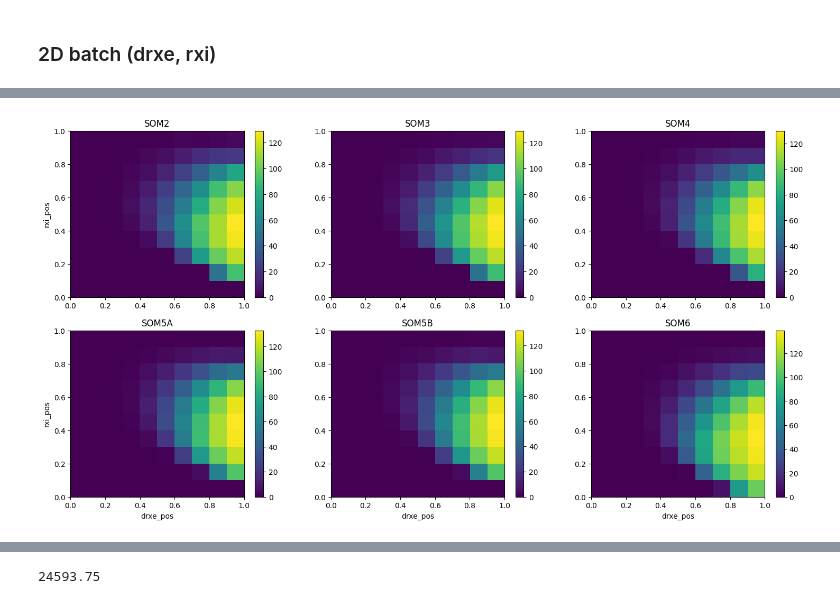
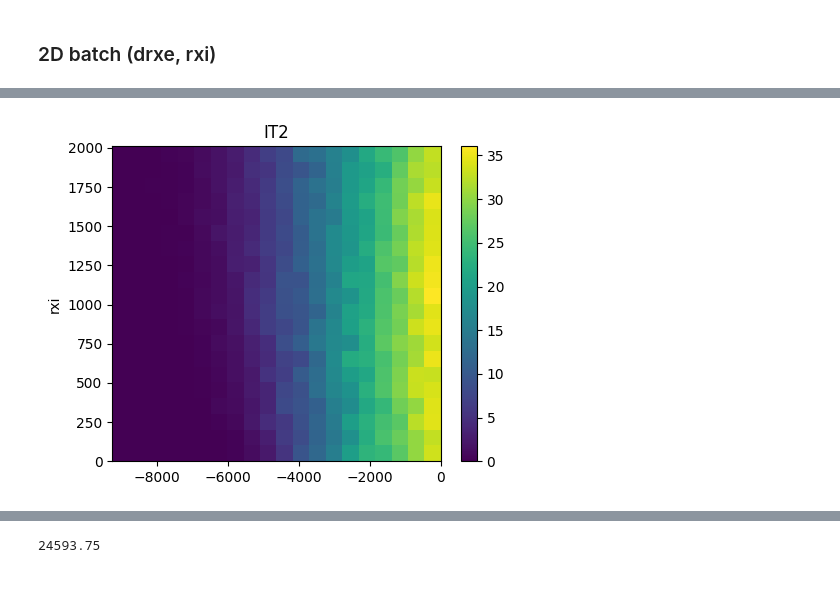
Before and after one commit to niknovikov19/A1-OUinp, a Jupyter notebook: exp_configs/batch_rxbkg_unconn_state1_mech1/proc_batch.ipynb, the cells around one changed output, grey strips where cells are left out. Saved outputs shown, nothing was run; the diff lists cells and outputs as text; code cells hidden in the pictures.

```diff
--- a/exp_configs/batch_rxbkg_unconn_state1_mech1/proc_batch.ipynb
+++ b/exp_configs/batch_rxbkg_unconn_state1_mech1/proc_batch.ipynb
@@ -103,17 +104,32 @@ Text(0.5, 1.0, 'CV, IT2')
 # %% [markdown]
 ### 2D batch (drxe, rxi)
 # %%
-exp_name = 'batch_rxbkg_unconn_state1_mech1/pops_wmult_var_drxe_rxi'
+exp_name = 'batch_rxbkg_unconn_state1_mech1/pops_inpsur_newsec_var_drxe_rxi'
 
-exp_name_sub = 'exp_som_t_3.0_5.0_wx_0.5_1_sz_10_10_wmult_0.25_ee_0.5_subcon_1'
-pops_used = ['SOM2', 'SOM3', 'SOM4', 'SOM5A', 'SOM5B', 'SOM6']
+#exp_name_sub = '2d_20x20_psp_0.5_xsec_soma_soma/exp_pv_sz_20_20_t_7.0_12.0_wx_psp_0.5_wmult_0.25_ee_0.5_lsec_0_xsec_soma_soma'
+exp_name_sub = '2d_20x20_psp_0.5_xsec_soma_soma/exp_it2_sz_20_20_t_7.0_12.0_wx_psp_0.5_wmult_0.25_ee_0.5_lsec_0_xsec_soma_soma'
+pops_used = ['IT2']
+exp_label = 'it2'
 
-#exp_name_sub = 'exp_pv_t_3.0_5.0_wx_0.5_1_sz_10_10_wmult_0.25_ee_0.5_subcon_1'
+#exp_name_sub = '2d_20x20_psp_0.5_xsec_soma_soma/exp_pv_sz_20_20_t_7.0_12.0_wx_psp_0.5_wmult_0.25_ee_0.5_lsec_0_xsec_soma_soma'
 #pops_used = ['PV2', 'PV3', 'PV4', 'PV5A', 'PV5B', 'PV6']
+#exp_label = 'pv'
 
-#exp_name_sub = 'exp_ngf_t_3.0_5.0_wx_0.5_1_sz_5_5_wmult_0.25_ee_0.5_subcon_1'
+#exp_name_sub = '2d_5x5_psp_0.5_xsec_soma_soma/exp_som_sz_5_5_t_3.0_5.0_wx_psp_0.5_wmult_0.25_ee_0.5_lsec_0_xsec_soma_soma'
+#exp_name_sub = '2d_20x20_psp_0.5_xsec_soma_soma/exp_som_sz_20_20_t_7.0_12.0_wx_psp_0.5_wmult_0.25_ee_0.5_lsec_0_xsec_soma_soma'
+#pops_used = ['SOM2', 'SOM3', 'SOM4', 'SOM5A', 'SOM5B', 'SOM6']
+#exp_label = 'som'
+
+#exp_name_sub = '2d_5x5_psp_0.5_xsec_soma_soma/exp_vip_sz_5_5_t_3.0_5.0_wx_psp_0.5_wmult_0.25_ee_0.5_lsec_0_xsec_soma_soma'
+#exp_name_sub = '2d_20x20_psp_0.5_xsec_soma_soma/exp_vip_sz_20_20_t_7.0_12.0_wx_psp_0.5_wmult_0.25_ee_0.5_lsec_0_xsec_soma_soma'
+#pops_used = ['VIP2', 'VIP3', 'VIP4', 'VIP5A', 'VIP5B', 'VIP6']
+#exp_label = 'vip'
+
+#exp_name_sub = '2d_5x5_psp_0.5_xsec_soma_soma/exp_ngf_sz_5_5_t_3.0_5.0_wx_psp_0.5_wmult_0.25_ee_0.5_lsec_0_xsec_soma_soma'
 #pops_used = ['NGF1', 'NGF2', 'NGF3', 'NGF4', 'NGF5A', 'NGF5B', 'NGF6']
+#exp_label = 'ngf'
 
+dirpath_cfg = dirpath_repo_root / 'exp_configs' / exp_name
 dirpath_res = dirpath_repo_root / 'exp_results' / exp_name
 dirpath_data = dirpath_res / exp_name_sub / 'results'
 fname_data_templ = 'result_{job:05d}_*.json'
@@ -121,7 +137,7 @@ fname_data_templ = 'result_{job:05d}_*.json'
 # Extract (param_grid -> job_id) xarray from cfg folder
 job_idx_xr = batch_utils.extract_batch_params_to_xr(
     dirpath_res / exp_name_sub / 'cfg',
-    cfg_param_fields={'drxe_pos': 'drxe_pos', 'rxi_pos': 'rxi_pos'},
+    cfg_param_fields={'drxe_pos': 'drxe_num', 'rxi_pos': 'rxi_num'},
     fname_cfg_templ='cfg_*.json',
     job_pos_in_fname=1
 )
@@ -196,24 +286,26 @@ Data variables:
 # %%
-xname, yname = 'drxe_pos', 'rxi_pos'
+xname, yname = 'drxe', 'rxi'
 k = 1
-
-x0, x1 = float(X[xname].min()) * k, float(X[xname].max()) * k
-y0, y1 = float(X[yname].min()) * k, float(X[yname].max()) * k
 
 plt.figure(figsize=(18, 9))
 
 for n, pop in enumerate(pops_used):
-    r = X['rate'].sel(pop=pop)
-    r.values[np.isnan(r)] = 0
+    X_ = X[pop]
+
+    x0, x1 = float(X_[xname].min()) * k, float(X_[xname].max()) * k
+    y0, y1 = float(X_[yname].min()) * k, float(X_[yname].max()) * k
+
+    r = X_['rate']
+    #r.values[np.isnan(r)] = 0
 
     plt.subplot(2, 3, n + 1)
     plt.imshow(r.T, extent=(x0, x1, y0, y1),
                aspect='auto', origin='lower', interpolation='nearest')
     plt.colorbar()
     plt.title(pop)
     if n in [3, 4, 5]:
         plt.xlabel(xname)
     if n in [0, 3]:
         plt.ylabel(yname)
 # %% [output]
-[figure, old version]
+[figure, new version]
```
Also changed, not shown: parts of 21 cells of this notebook, 56 other files.
